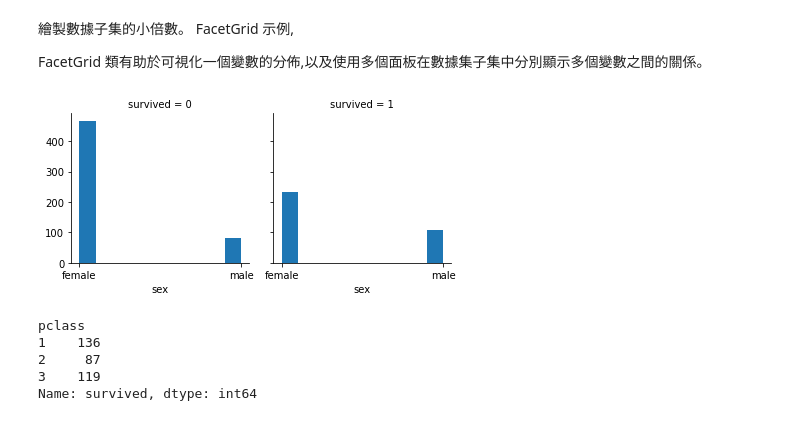
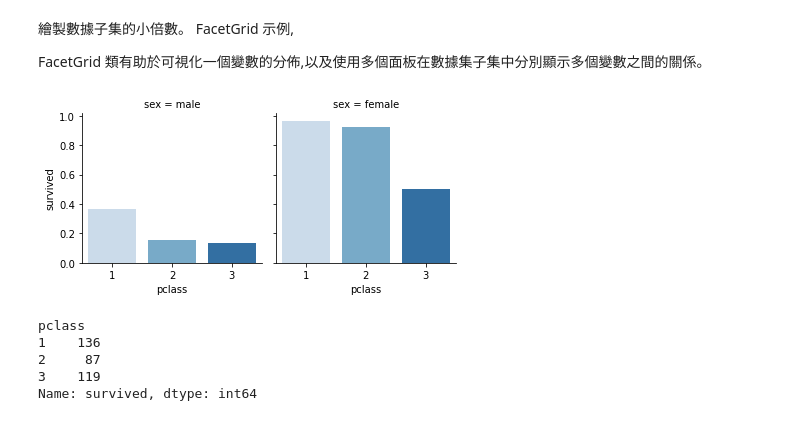
Before and after one commit to YenLinWu/Data_Science_Marathon, a Jupyter notebook: Homework/Day_21_HW.ipynb, the cells around one changed output. Drawn from its saved outputs; the diff is of its cells as text; code cells hidden in the pictures.

```diff
--- a/Homework/Day_21_HW.ipynb
+++ b/Homework/Day_21_HW.ipynb
@@ -75,11 +75,11 @@ FacetGrid 類有助於可視化一個變數的分佈,以及使用多個面板在
 # %%
 # 瞭解性別在各艙等的分布的存活率
 
-g = sns.FacetGrid( df, col ='survived' )
-g.map( plt.hist, 'sex' )
+g = sns.FacetGrid( df, col='sex' )
+g.map( sns.barplot, 'pclass', 'survived', ci=None, order=[1,2,3], palette='Blues' )
 plt.show()
 # %% [output]
-[figure, old version]
+[figure, new version]
 # %%
 # 先檢視各艙位存活人數，此時可以使用groupby函數進行分類
 # 其中 survived＝1表示存活，survived＝0表示死亡，將survived加總即為各艙等生存人數。
```
